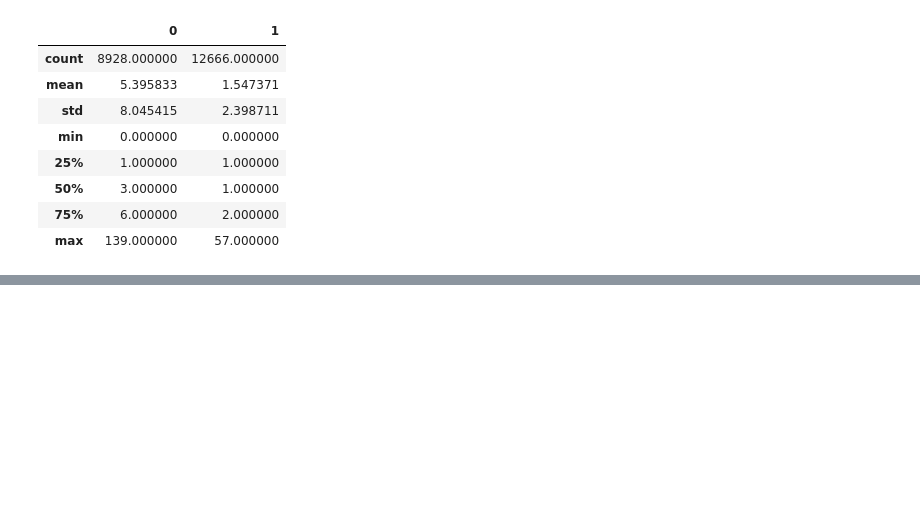
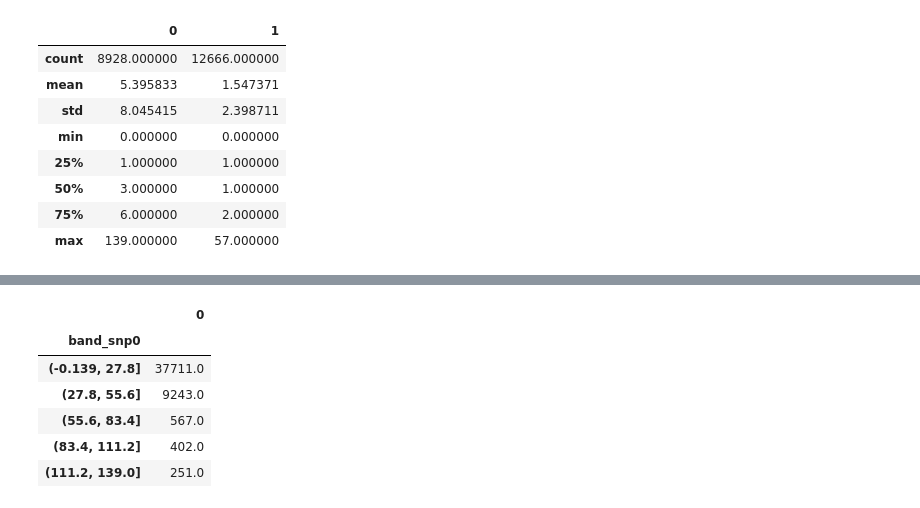
Before and after one commit to babinyurii/apobec, a Jupyter notebook: apobec_counting_mutation_rate.ipynb, the cells around one changed output, grey strips where cells are left out. Cells and saved outputs as stored; diff of their text form; code cells hidden in the pictures; blank space fills up the shorter version.

```diff
--- a/apobec_counting_mutation_rate.ipynb
+++ b/apobec_counting_mutation_rate.ipynb
@@ -245,0 +253,10 @@ df.describe()
+# %%
+df[['band_snp0', 0]].groupby(['band_snp0']).sum().sort_values(by='band_snp0', ascending=True)
+# %% [output]
+|  | 0 |
+| band_snp0 |  |
+| (-0.139, 27.8] | 37711.0 |
+| (27.8, 55.6] | 9243.0 |
+| (55.6, 83.4] | 567.0 |
+| (83.4, 111.2] | 402.0 |
+| (111.2, 139.0] | 251.0 |
```
Also changed, not shown: parts of 22 cells of this notebook.
